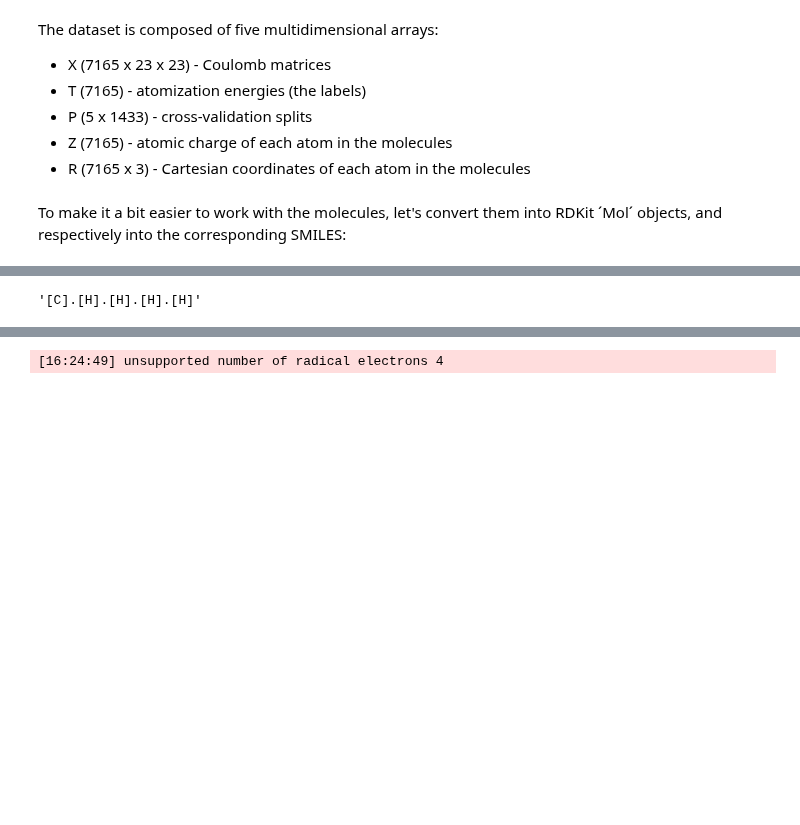
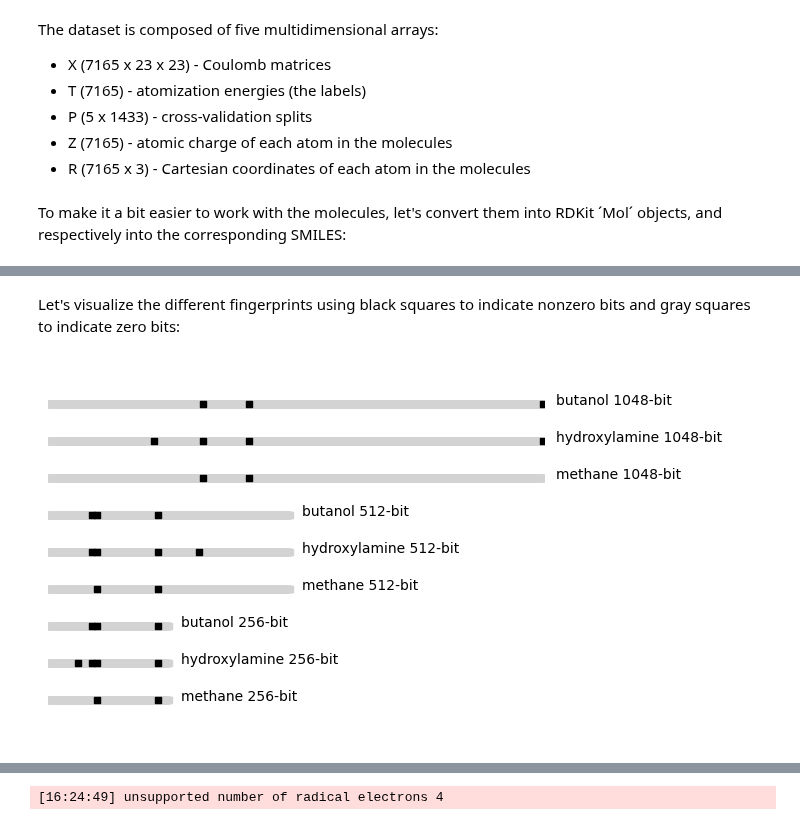
Before and after one commit to rhyan10/unsupervised-learning-molecular-systems, a Jupyter notebook: 1-Representations-and-Descriptors/1-Tutorial.ipynb, the cells around one changed output, grey strips where cells are left out. Cells and saved outputs as stored; diff of their text form; code cells hidden in the pictures; blank space fills up the shorter version.

Commit message:
Added fingerprints to tutorial

```diff
--- a/1-Representations-and-Descriptors/1-Tutorial.ipynb
+++ b/1-Representations-and-Descriptors/1-Tutorial.ipynb
@@ -87,16 +86,16 @@ ethene: [C].[C].[H].[H].[H].[H]
 Now that we have our list of molecules, we can represent them using one of the most common representations used in cheminformatics: [Morgan fingerprints](https://www.rdkit.org/UGM/2012/Landrum_RDKit_UGM.Fingerprints.Final.pptx.pdf). Fingerprints can have different, user-defined lengths. Here, we will generate radius 2 Morgan fingerprints for the above three molecules using bit lengths of 256, 512, and 1048:
 # %%
 # 256-bit
-methane_256fp = Chem.AllChem.GetMorganFingerprintAsBitVect(mols[0], useChirality=True, radius=2, nBits=256)
-ethane_256fp  = Chem.AllChem.GetMorganFingerprintAsBitVect(mols[1], useChirality=True, radius=2, nBits=256)
-ethene_256fp  = Chem.AllChem.GetMorganFingerprintAsBitVect(mols[2], useChirality=True, radius=2, nBits=256)
+methane_256fp       = Chem.AllChem.GetMorganFingerprintAsBitVect(mols[0], useChirality=True, radius=2, nBits=256)
+hydroxylamine_256fp = Chem.AllChem.GetMorganFingerprintAsBitVect(mols[100], useChirality=True, radius=2, nBits=256)
+butanol_256fp       = Chem.AllChem.GetMorganFingerprintAsBitVect(mols[200], useChirality=True, radius=2, nBits=256)
 
 # 512-bit
-methane_512fp = Chem.AllChem.GetMorganFingerprintAsBitVect(mols[0], useChirality=True, radius=2, nBits=512)
-ethane_512fp  = Chem.AllChem.GetMorganFingerprintAsBitVect(mols[1], useChirality=True, radius=2, nBits=512)
-ethene_512fp  = Chem.AllChem.GetMorganFingerprintAsBitVect(mols[2], useChirality=True, radius=2, nBits=512)
+mhydroxylamine_512fp = Chem.AllChem.GetMorganFingerprintAsBitVect(mols[0], useChirality=True, radius=2, nBits=512)
+hydroxylamine_512fp  = Chem.AllChem.GetMorganFingerprintAsBitVect(mols[100], useChirality=True, radius=2, nBits=512)
+butanol_512fp        = Chem.AllChem.GetMorganFingerprintAsBitVect(mols[200], useChirality=True, radius=2, nBits=512)
 
 # 1048-bit
-methane_1048fp = Chem.AllChem.GetMorganFingerprintAsBitVect(mols[0], useChirality=True, radius=2, nBits=1048)
-ethane_1048fp  = Chem.AllChem.GetMorganFingerprintAsBitVect(mols[1], useChirality=True, radius=2, nBits=1048)
-ethene_1048fp  = Chem.AllChem.GetMorganFingerprintAsBitVect(mols[2], useChirality=True, radius=2, nBits=1048)
+mhydroxylamine_1048fp = Chem.AllChem.GetMorganFingerprintAsBitVect(mols[0], useChirality=True, radius=2, nBits=1048)
+hydroxylamine_1048fp  = Chem.AllChem.GetMorganFingerprintAsBitVect(mols[100], useChirality=True, radius=2, nBits=1048)
+butanol_1048fp        = Chem.AllChem.GetMorganFingerprintAsBitVect(mols[200], useChirality=True, radius=2, nBits=1048)
@@ -169,4 +102,41 @@ smiles = Chem.MolToSmiles(mol=mols[0])
-# %%
-smiles
-# %% [output]
-'[C].[H].[H].[H].[H]'
+# %% [markdown]
+Let's visualize the different fingerprints using black squares to indicate nonzero bits and gray squares to indicate zero bits:
+# %%
+
+import matplotlib.pyplot as plt
+
+def plot_fingerprint(fp, label, offset=0, factor=0.1):
+    fp = np.array(fp)
+    active_bits = np.where(fp == 0.0)[0]
+    x = active_bits
+    y = fp[active_bits] * 0 + factor * offset
+    plt.scatter(x, y, color="lightgray", s=25, marker="s")
+    active_bits = np.where(fp == 1.0)[0]
+    x = active_bits
+    y = fp[active_bits] * 0 + factor * offset
+    plt.scatter(x, y, color="black", s=25, marker="s")
+    plt.text(len(fp)+25, factor * offset, label)
+
+
+# 256-bit
+plot_fingerprint(fp=methane_256fp, label="methane 256-bit", offset=0)
+plot_fingerprint(fp=hydroxylamine_256fp, label="hydroxylamine 256-bit", offset=1)
+plot_fingerprint(fp=butanol_256fp, label="butanol 256-bit", offset=2)
+
+# 512-bit
+plot_fingerprint(fp=mhydroxylamine_512fp, label="methane 512-bit", offset=3)
+plot_fingerprint(fp=hydroxylamine_512fp, label="hydroxylamine 512-bit", offset=4)
+plot_fingerprint(fp=butanol_512fp, label="butanol 512-bit", offset=5)
+
+# 1048-bit
+plot_fingerprint(fp=mhydroxylamine_1048fp, label="methane 1048-bit", offset=6)
+plot_fingerprint(fp=hydroxylamine_1048fp, label="hydroxylamine 1048-bit", offset=7)
+plot_fingerprint(fp=butanol_1048fp, label="butanol 1048-bit", offset=8)
+
+plt.xlim([0, 1048])
+plt.ylim([-.1, 0.9])
+plt.axis("off")
+
+plt.show()
+# %% [output]
+[figure, added]
```
Also changed, not shown: parts of 13 cells of this notebook.
